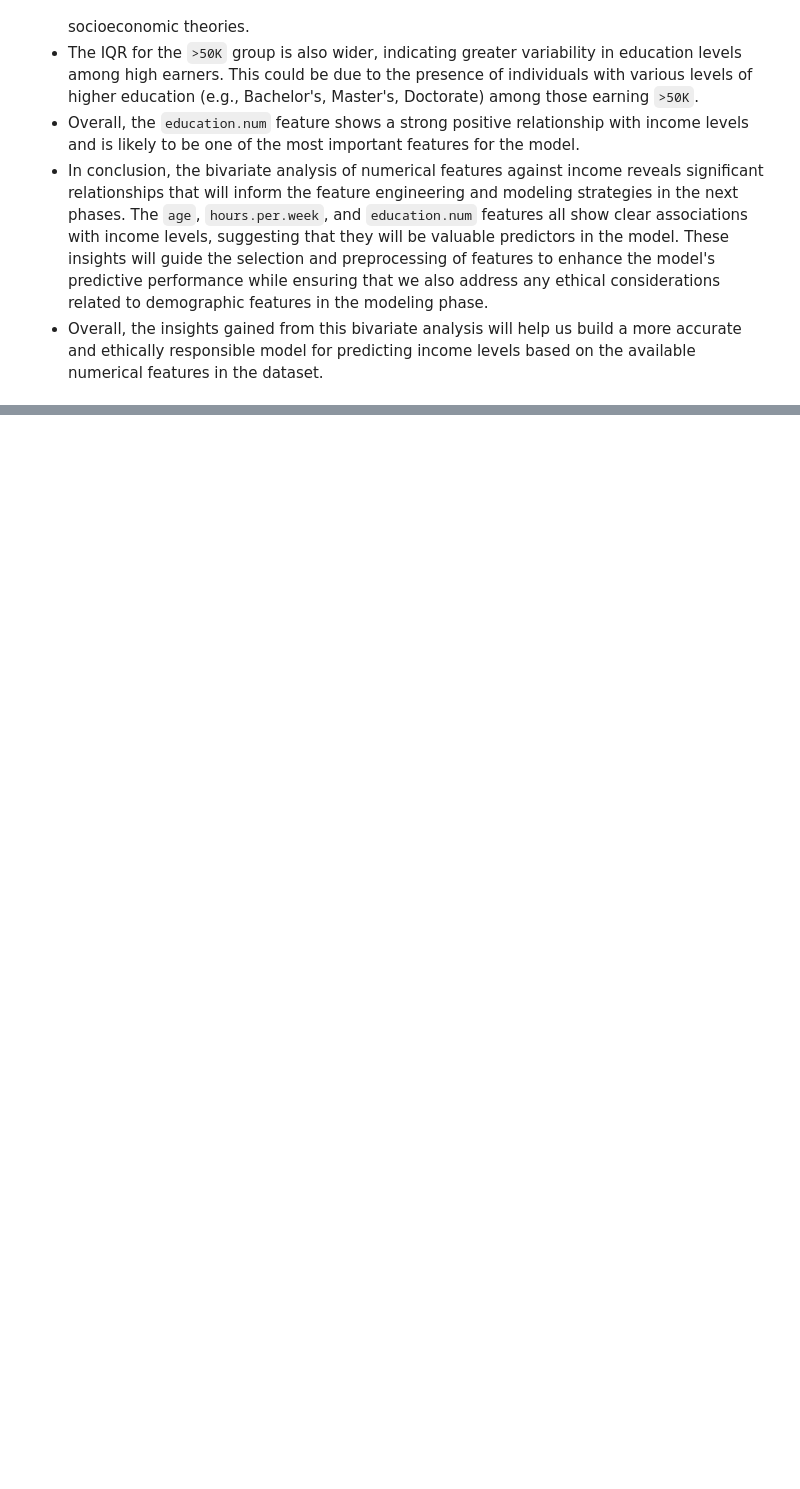
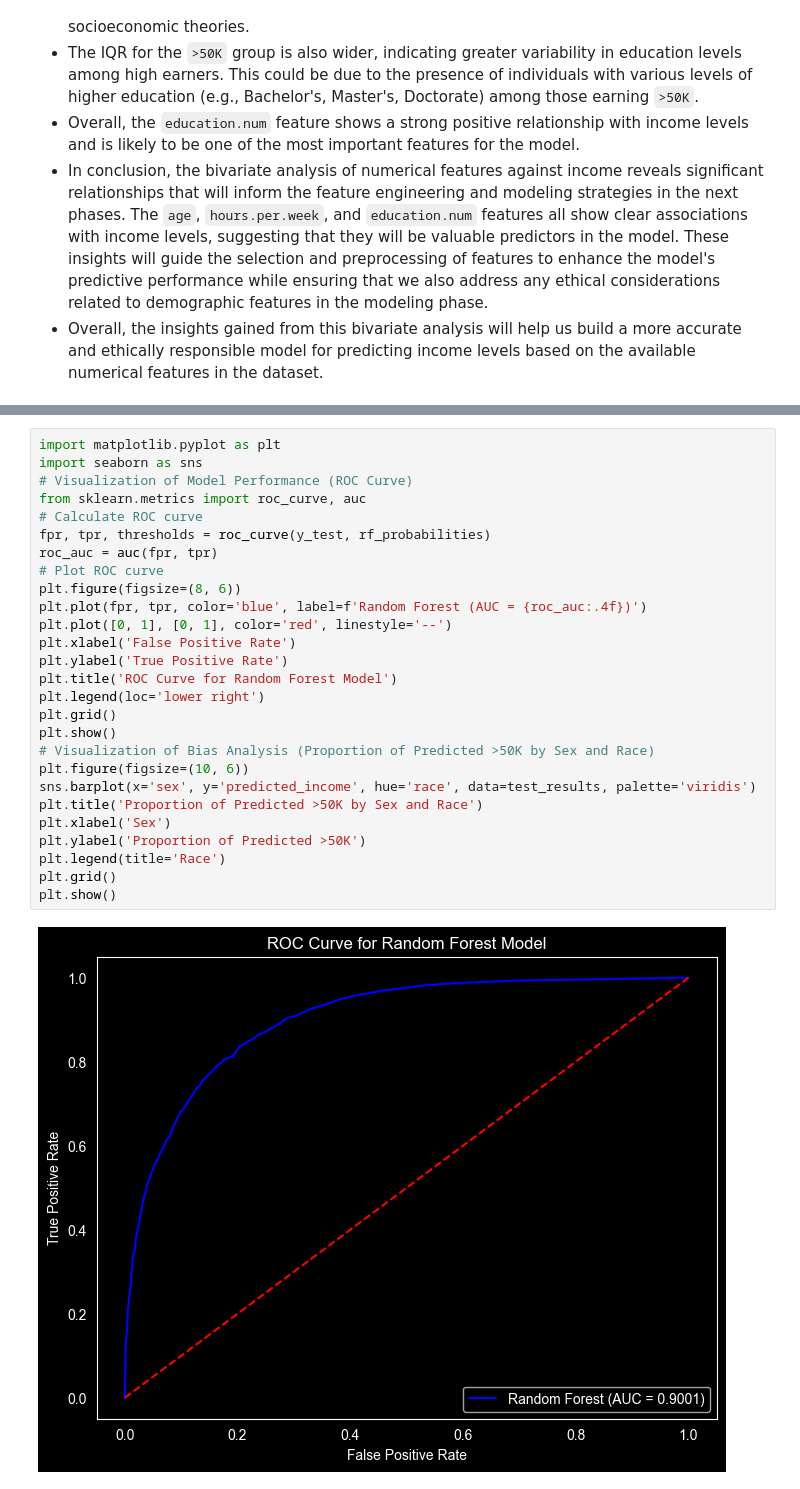
Before and after one commit to MaryOstovar/Adult-Census-Income-Prediction, a Jupyter notebook: income_prediction.ipynb, the cells around one changed output, grey strips where cells are left out. Cells and saved outputs as stored; diff of their text form; blank space fills up the shorter version.

Commit message:
write data preparation and modeling

```diff
--- a/income_prediction.ipynb
+++ b/income_prediction.ipynb
@@ -311,0 +532,29 @@ plt.show()
+# %%
+import matplotlib.pyplot as plt
+import seaborn as sns
+# Visualization of Model Performance (ROC Curve)
+from sklearn.metrics import roc_curve, auc
+# Calculate ROC curve
+fpr, tpr, thresholds = roc_curve(y_test, rf_probabilities)
+roc_auc = auc(fpr, tpr)
+# Plot ROC curve
+plt.figure(figsize=(8, 6))
+plt.plot(fpr, tpr, color='blue', label=f'Random Forest (AUC = {roc_auc:.4f})')
+plt.plot([0, 1], [0, 1], color='red', linestyle='--')
+plt.xlabel('False Positive Rate')
+plt.ylabel('True Positive Rate')
+plt.title('ROC Curve for Random Forest Model')
+plt.legend(loc='lower right')
+plt.grid()
+plt.show()
+# Visualization of Bias Analysis (Proportion of Predicted >50K by Sex and Race)
+plt.figure(figsize=(10, 6))
+sns.barplot(x='sex', y='predicted_income', hue='race', data=test_results, palette='viridis')
+plt.title('Proportion of Predicted >50K by Sex and Race')
+plt.xlabel('Sex')
+plt.ylabel('Proportion of Predicted >50K')
+plt.legend(title='Race')
+plt.grid()
+plt.show()
+# %% [output]
+[figure, added]
```
Also changed, not shown: parts of 14 cells of this notebook.
